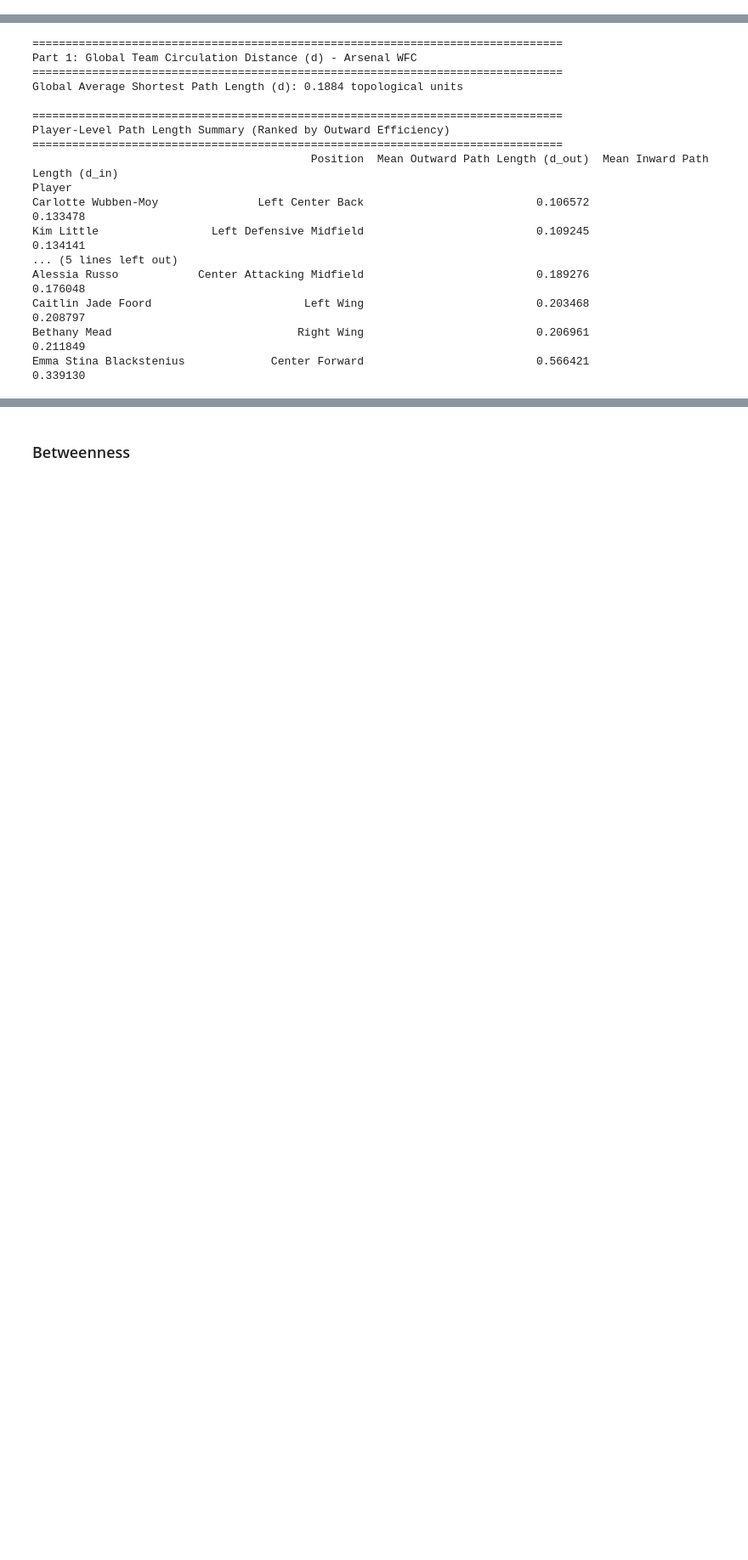
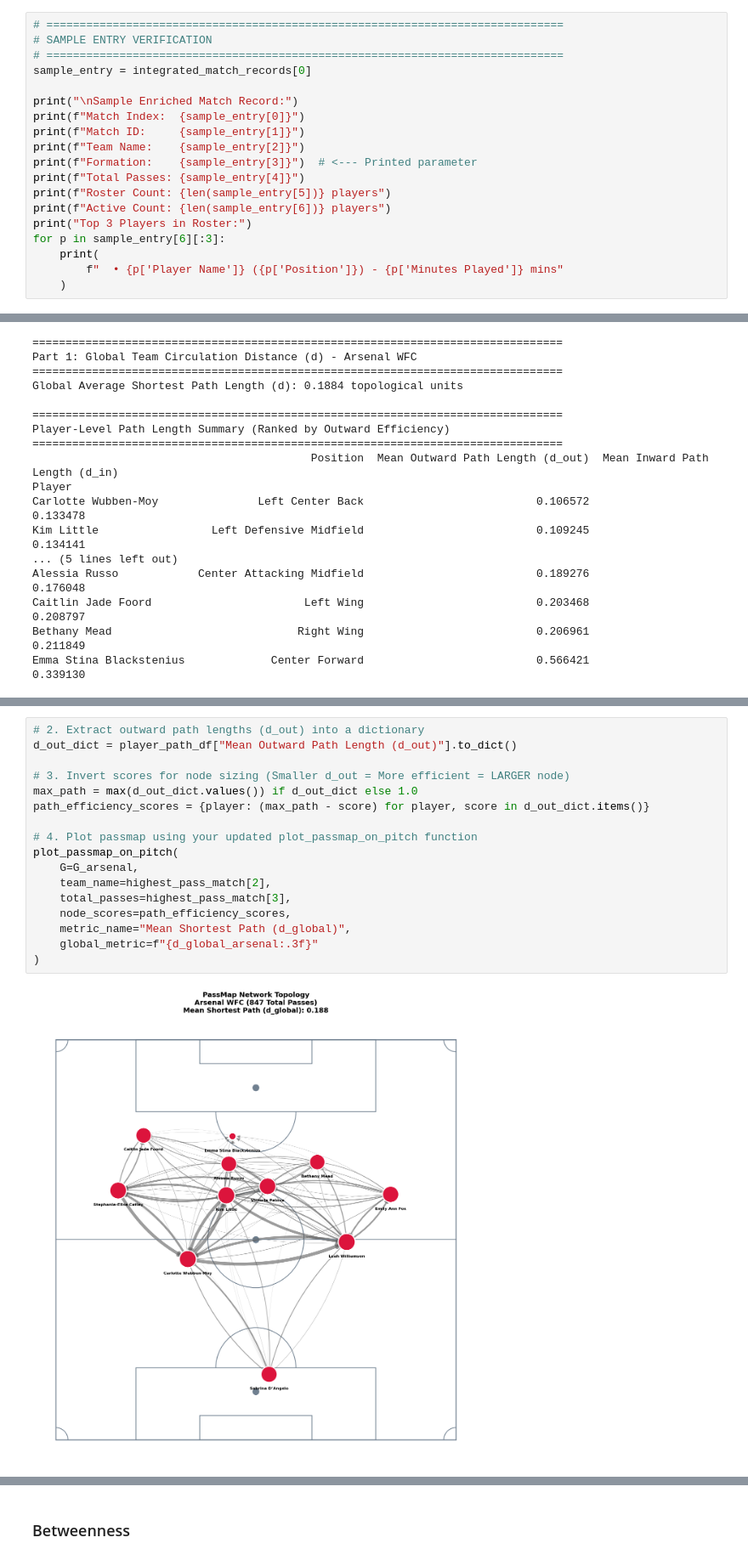
Before and after one commit to LukeBirkett/study-planner, a Jupyter notebook: 981G5_Network_Science/assessment/notebook.ipynb, the cells around one changed output, grey strips where cells are left out. Shown at 85% size. Cells and saved outputs as stored; diff of their text form; blank space fills up the shorter version.

```diff
--- a/981G5_Network_Science/assessment/notebook.ipynb
+++ b/981G5_Network_Science/assessment/notebook.ipynb
@@ -208,0 +209,19 @@ Top 3 Players in Roster:
+# %%
+# ==============================================================================
+# SAMPLE ENTRY VERIFICATION
+# ==============================================================================
+sample_entry = integrated_match_records[0]
+
+print("\nSample Enriched Match Record:")
+print(f"Match Index:  {sample_entry[0]}")
+print(f"Match ID:     {sample_entry[1]}")
+print(f"Team Name:    {sample_entry[2]}")
+print(f"Formation:    {sample_entry[3]}")  # <--- Printed parameter
+print(f"Total Passes: {sample_entry[4]}")
+print(f"Roster Count: {len(sample_entry[5])} players")
+print(f"Active Count: {len(sample_entry[6])} players")
+print("Top 3 Players in Roster:")
+for p in sample_entry[6][:3]:
+    print(
+        f"  • {p['Player Name']} ({p['Position']}) - {p['Minutes Played']} mins"
+    )
@@ -808,0 +856,19 @@ Emma Stina Blackstenius             Center Forward                          0.56
+# %%
+# 2. Extract outward path lengths (d_out) into a dictionary
+d_out_dict = player_path_df["Mean Outward Path Length (d_out)"].to_dict()
+
+# 3. Invert scores for node sizing (Smaller d_out = More efficient = LARGER node)
+max_path = max(d_out_dict.values()) if d_out_dict else 1.0
+path_efficiency_scores = {player: (max_path - score) for player, score in d_out_dict.items()}
+
+# 4. Plot passmap using your updated plot_passmap_on_pitch function
+plot_passmap_on_pitch(
+    G=G_arsenal,
+    team_name=highest_pass_match[2],
+    total_passes=highest_pass_match[3],
+    node_scores=path_efficiency_scores,
+    metric_name="Mean Shortest Path (d_global)",
+    global_metric=f"{d_global_arsenal:.3f}"
+)
+# %% [output]
+[figure, added]
```
Also changed, not shown: parts of 69 cells of this notebook, 4 other files.
